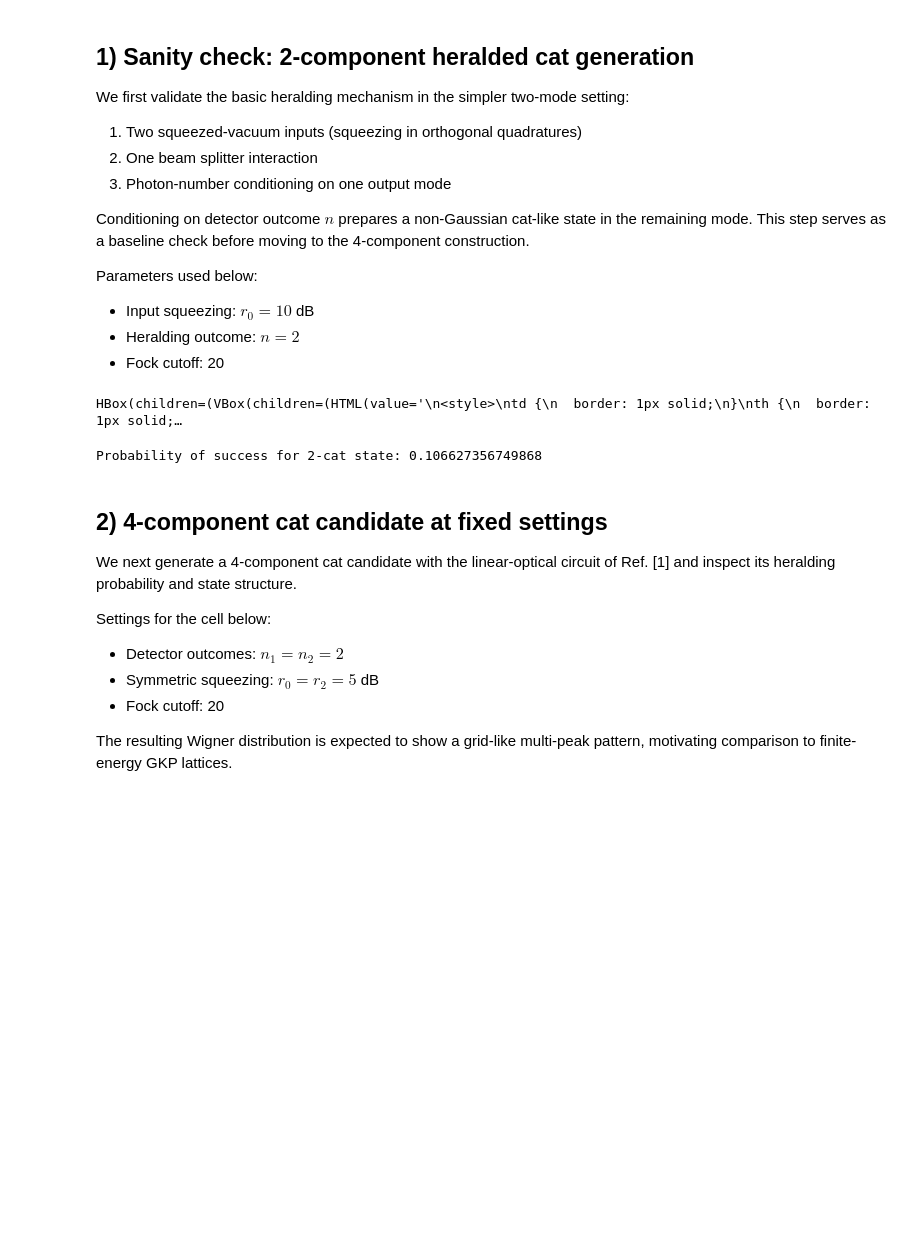
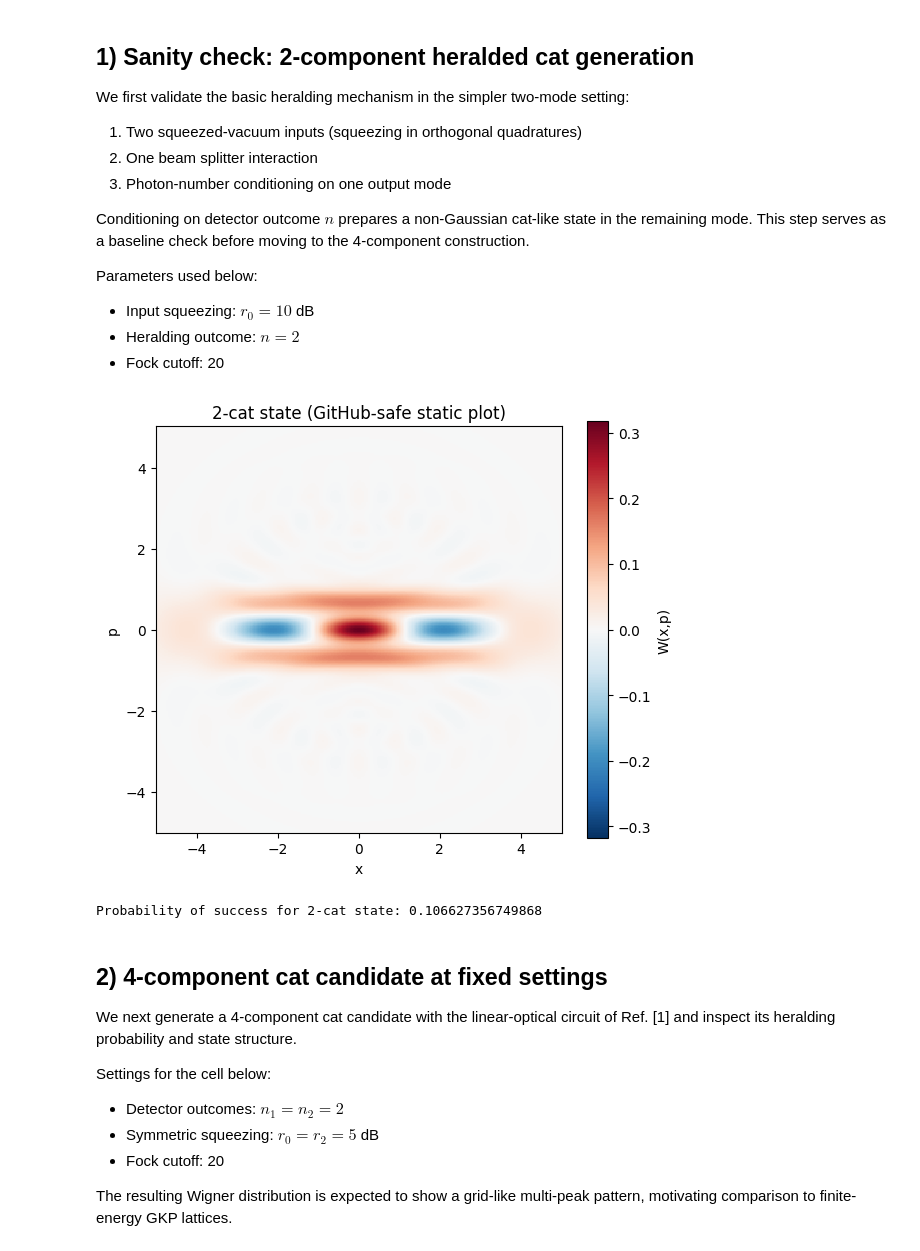
Before and after one commit to gluis99/non-gaussian-state-simulations, a Jupyter notebook: nb_cats_grid.ipynb, the cells around one changed output. Drawn from its saved outputs; the diff is of its cells as text; code cells hidden in the pictures; blank space fills up the shorter version.

Commit message:
Make cat-state notebook GitHub-renderable with static zero-centered plots

```diff
--- a/nb_Cats_grid.ipynb
+++ b/nb_cats_grid.ipynb
@@ -32,15 +32,38 @@ It does not include experimental imperfections (loss, detector dark counts, mode
 # %%
 import numpy as np
 import matplotlib.pyplot as plt
+from matplotlib import colors
 
 from mrmustard.physics.wigner import wigner_discretized
 
-from IPython.display import display
+from circuits_mrmustard import circuit_2cat, circuit_4cat, compare_Wigners
 
-from circuits_mrmustard import circuit_2cat, circuit_4cat, compare_Wigners
+#from IPython.display import display
 
 from GKP_States import GKPState
 from Gaussian_Gates_Symplectic import *
+
+# Helper function to display Wigner functions in a GitHub-friendly way
+# Use display() in Jupyter for interactive plots, but show_state_wigner() for static plots that work on GitHub
+def show_state_wigner(state, title="State Wigner Function", q_min=-5, q_max=5, n_points=301):
+    """Render a static Wigner plot that is visible on GitHub."""
+    q = np.linspace(q_min, q_max, n_points)
+    p = np.linspace(q_min, q_max, n_points)
+    W, X, P = wigner_discretized(state.dm().ansatz.array, q, p)
+    absmax = np.max(np.abs(W))
+    if absmax == 0:
+        absmax = 1e-12
+    norm = colors.TwoSlopeNorm(vmin=-absmax, vcenter=0.0, vmax=absmax)
+
+    fig, ax = plt.subplots(figsize=(6, 5))
+    c = ax.pcolormesh(X, P, W, shading="auto", cmap="RdBu_r", norm=norm)
+    fig.colorbar(c, ax=ax, label="W(x,p)")
+    ax.set_xlabel("x")
+    ax.set_ylabel("p")
+    ax.set_title(title)
+    ax.set_aspect("equal")
+    plt.tight_layout()
+    plt.show()
 # %% [markdown]
 ## 1) Sanity check: 2-component heralded cat generation
 
@@ -59,11 +82,12 @@ Parameters used below:
 - Fock cutoff: 20
 # %%
 cat2, prob2 = circuit_2cat(r0 = 10, r_in_dB = True, n = 2, cutoff = 20)
-display(cat2)
+#display(cat2)
+show_state_wigner(cat2, title="2-cat state (GitHub-safe static plot)")
 print("Probability of success for 2-cat state:", prob2)
 # %% [output]
+[figure, added]
-HBox(children=(VBox(children=(HTML(value='\n<style>\ntd {\n  border: 1px solid;\n}\nth {\n  border: 1px solid;…
+Probability of success for 2-cat state: 0.106627356749868
-Probability of success for 2-cat state: 0.106627356749868
 # %% [markdown]
 ## 2) 4-component cat candidate at fixed settings
 
```
Also changed, not shown: parts of 3 cells of this notebook.
